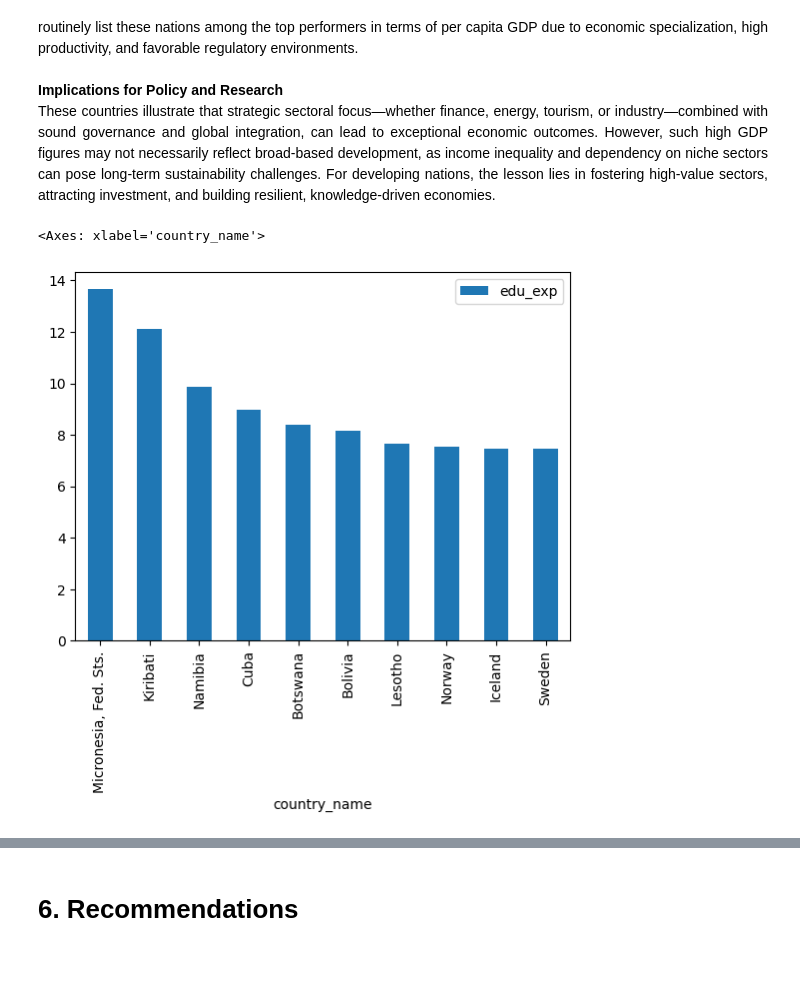
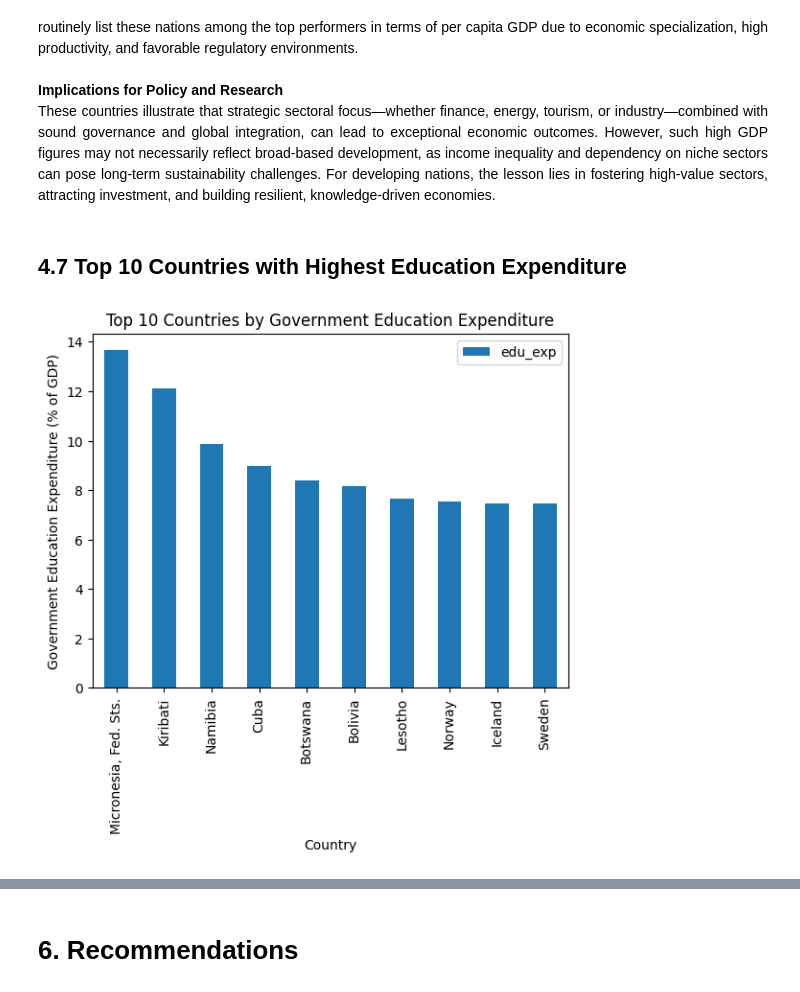
Before and after one commit to Hazim-HF/P152419_Project_1_Data_Management, a Jupyter notebook: P152419_Project_1_STQD6324.ipynb, the cells around one changed output, grey strips where cells are left out. Drawn from its saved outputs; the diff is of its cells as text; code cells hidden in the pictures; blank space fills up the shorter version.

```diff
--- a/P152419_Project_1_STQD6324.ipynb
+++ b/P152419_Project_1_STQD6324.ipynb
@@ -471,11 +482,15 @@ top10.plot(kind='bar', x='country_name', y=['gdp'])
 
 <div style='text-align:justify; font-weight:bold'> Implications for Policy and Research</div>
 <div style='text-align:justify'> These countries illustrate that strategic sectoral focus—whether finance, energy, tourism, or industry—combined with sound governance and global integration, can lead to exceptional economic outcomes. However, such high GDP figures may not necessarily reflect broad-based development, as income inequality and dependency on niche sectors can pose long-term sustainability challenges. For developing nations, the lesson lies in fostering high-value sectors, attracting investment, and building resilient, knowledge-driven economies.</div>
+# %% [markdown]
+<h2 style='font-weight:bold'> 4.7 Top 10 Countries with Highest Education Expenditure </h2>
 # %%
 # plot a barplot of the top 10 countries by government education expenditure
 top10 = cleaned_df.sort_values('edu_exp', ascending=False).head(10)
 top10.plot(kind='bar', x='country_name', y=['edu_exp'])
+plt.title('Top 10 Countries by Government Education Expenditure')
+plt.xlabel('Country')
+plt.ylabel('Government Education Expenditure (% of GDP)');
 # %% [output]
-<Axes: xlabel='country_name'>
-[figure, old version]
+[figure, new version]
 # %% [markdown]
```
Also changed, not shown: parts of 16 cells of this notebook.
